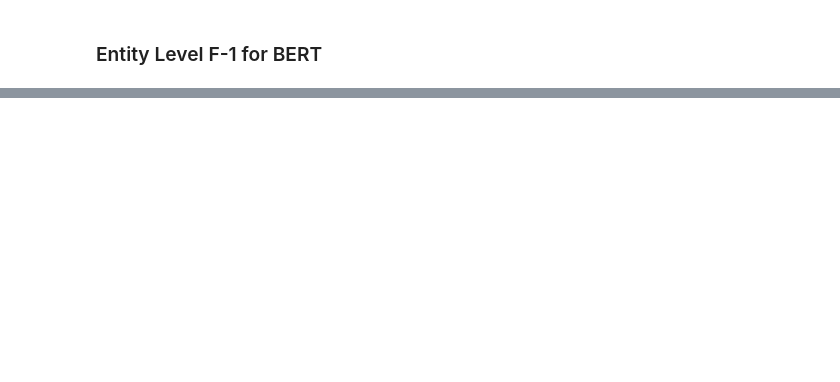
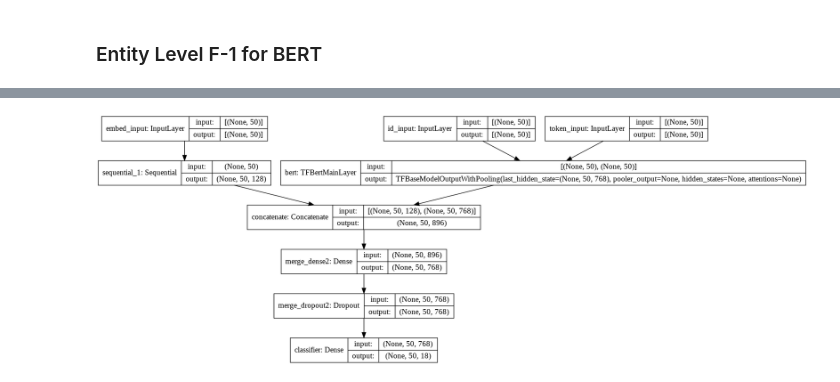
Before and after one commit to Jessieguojunyi/MIT_6.862_FP, a Jupyter notebook: 6_862_final_project.ipynb, the cells around one changed output, grey strips where cells are left out. Saved outputs shown, nothing was run; the diff lists cells and outputs as text; code cells hidden in the pictures; blank space fills up the shorter version.

```diff
--- a/6_862_final_project.ipynb
+++ b/6_862_final_project.ipynb
@@ -828,0 +976,11 @@ f1_bert_entity
+# %%
+path_to_glove_file = "./glove.6B.100d.txt"
+
+embeddings_index = {}
+with open(path_to_glove_file) as f:
+    for line in f:
+        word, coefs = line.split(maxsplit=1)
+        coefs = np.fromstring(coefs, "f", sep=" ")
+        embeddings_index[word] = coefs
+
+print("Found %s word vectors." % len(embeddings_index))
@@ -828,0 +1011,2 @@ f1_bert_entity
+# %%
+max_length = 50
@@ -828,0 +1019,27 @@ f1_bert_entity
+# %%
+def combined_model():
+    embed_model = Sequential()
+    embed_model.add(Embedding(vocab_size, embedding_dim, input_length = 50,
+                             embeddings_initializer=keras.initializers.Constant(embedding_matrix),
+                             trainable=False,
+                             name = "embedding"))
+    embed_model.add(Conv1D(128, 5, padding='same', activation="relu"))
+
+    embed_input = Input(shape = (max_length, ), name = 'embed_input')
+    embed_output = embed_model(embed_input)
+
+    input_ids = Input(shape = (max_length,), dtype='int64', name = 'id_input')
+    token_type_ids = Input(shape = (max_length,), dtype='int64', name = 'token_input')
+
+    bert_embed = bert.layers[0]
+    bert_embed.trainable = False
+    bert_output = bert_embed([input_ids, token_type_ids]).last_hidden_state
+
+    concat = Concatenate()([embed_output, bert_output])
+    concat = Dense(768, activation='relu', name = 'merge_dense2')(concat)
+    concat = Dropout(0.2, name = 'merge_dropout2')(concat)
+    final_model_output = bert.layers[2](concat)
+    final_model = Model(inputs=[embed_input, input_ids, token_type_ids], outputs=final_model_output)
+    return final_model
+# %%
+bert_with_embed = combined_model()
@@ -828,0 +1066,5 @@ f1_bert_entity
+# %%
+from keras.utils import plot_model
+plot_model(bert_with_embed, show_shapes=True)
+# %% [output]
+[figure, added]
```
Also changed, not shown: parts of 86 cells of this notebook.
